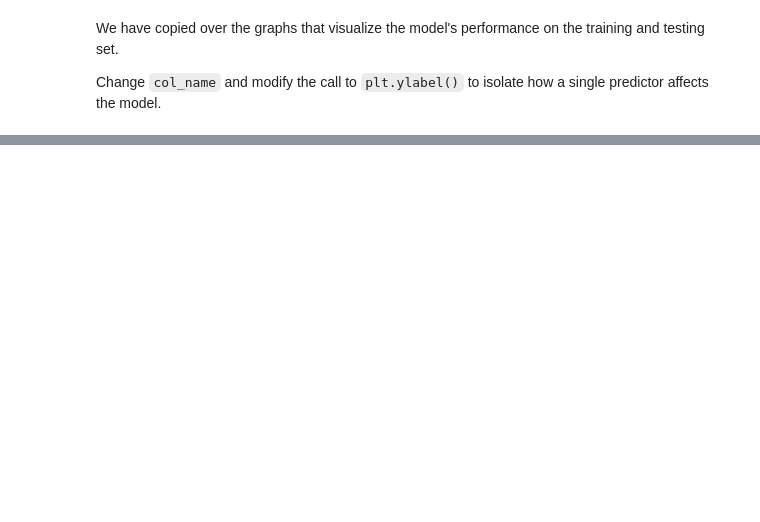
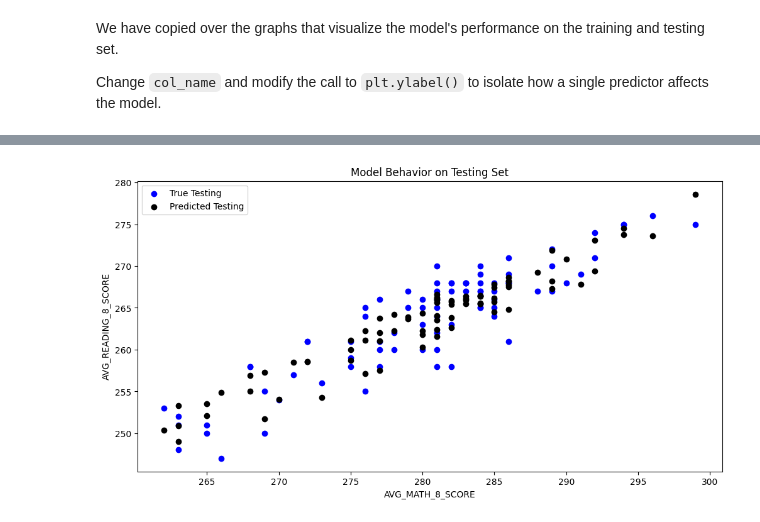
Before and after one commit to jamesw047/MDST-Tutorial, a Jupyter notebook: tutorial1/checkpoint1.ipynb, the cells around one changed output, grey strips where cells are left out. Cells and saved outputs as stored; diff of their text form; code cells hidden in the pictures; blank space fills up the shorter version.

```diff
--- a/tutorial1/checkpoint1.ipynb
+++ b/tutorial1/checkpoint1.ipynb
@@ -268,15 +302,28 @@ Change `col_name` and modify the call to `plt.ylabel()` to isolate how a single
 # %%
 # @@@ 14
 
 
 # col_name = 'COLUMN NAME OF ONE PREDICTOR"
 
 
 # f = plt.figure(figsize=(12,6))
 # plt.scatter(X_test[col_name], y_test, color = "blue")
 # plt.scatter(X_test[col_name], model.predict(X_test), color = "black")
 
 # plt.legend(['True testing','Predicted testing'])
 # plt.xlabel(col_name)
 # plt.ylabel('NAME OF THE PREDICTOR')
 # plt.title("Model Behavior on Testing Set")
+
+col_name = 'AVG_MATH_8_SCORE'
+
+plt.figure(figsize=(12, 6))
+plt.scatter(X_test[col_name], y_test, color="blue", label="True Testing")
+plt.scatter(X_test[col_name], model.predict(X_test), color="black", label="Predicted Testing")
+plt.xlabel(col_name)
+plt.ylabel("AVG_READING_8_SCORE")
+plt.title("Model Behavior on Testing Set")
+plt.legend()
+plt.show()
+# %% [output]
+[figure, added]
```
Also changed, not shown: parts of 21 cells of this notebook.
